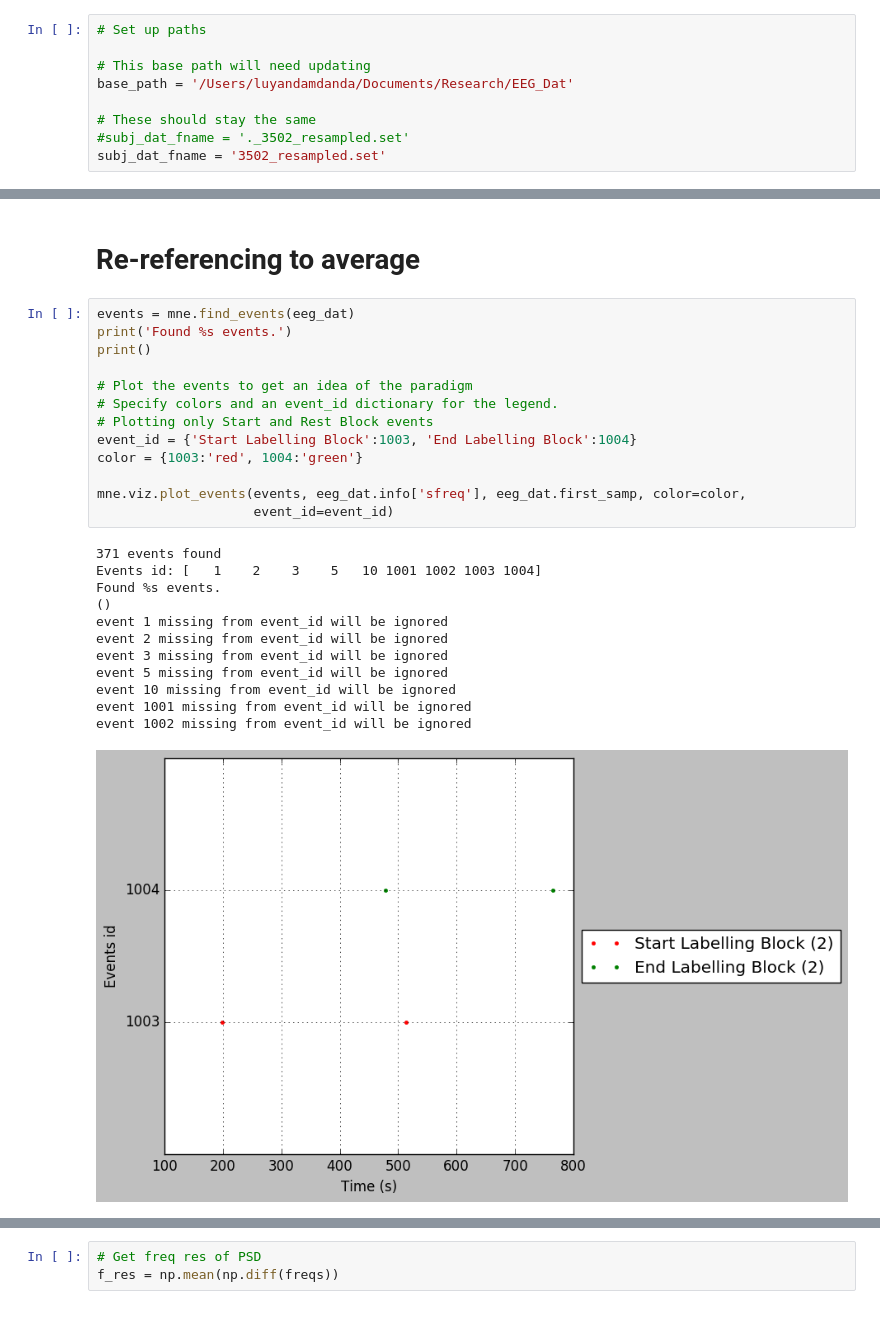
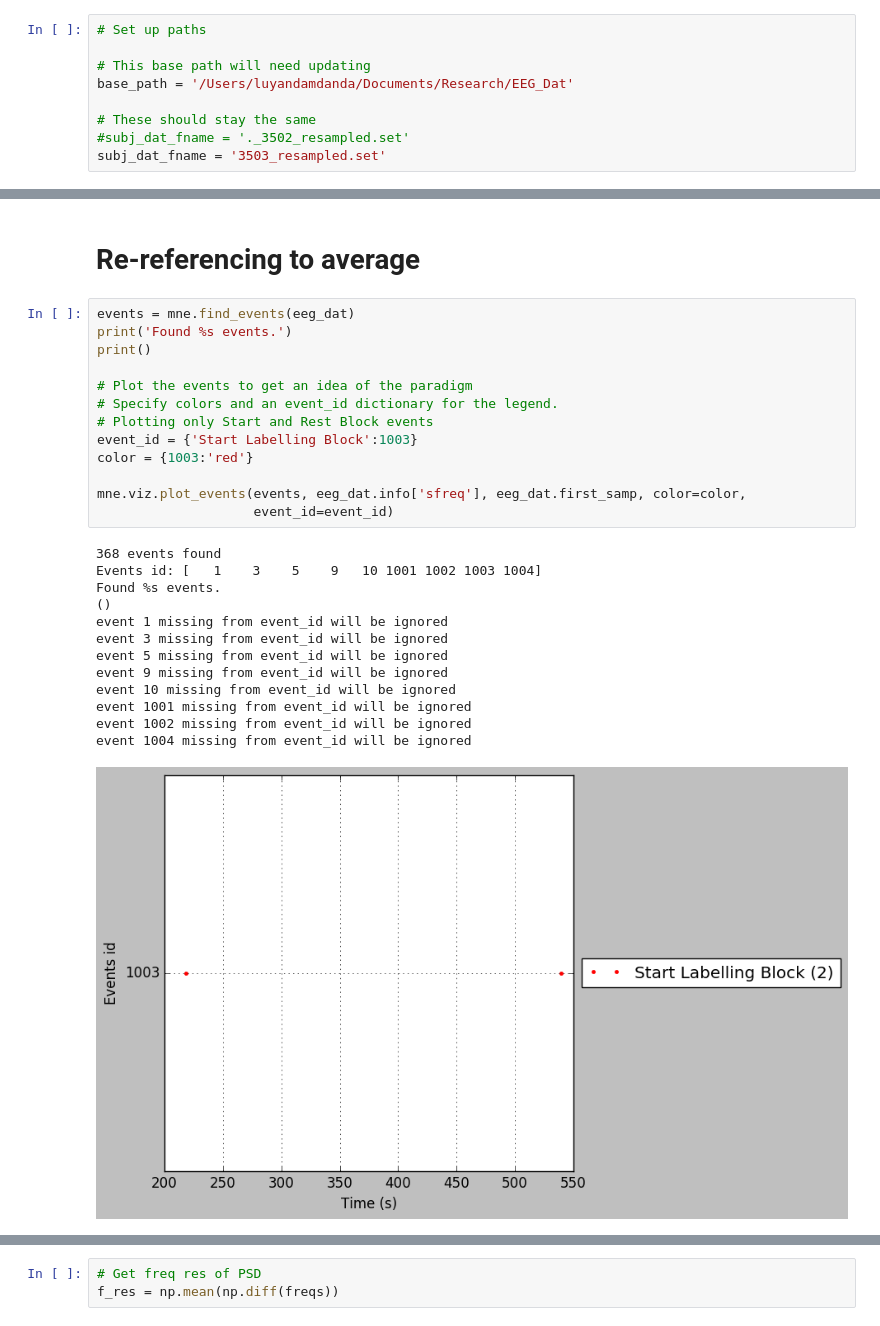
Before and after one commit to voytekresearch/EEGMapping, a Jupyter notebook: MNE-LocalData.ipynb, the cells around one changed output, grey strips where cells are left out. Saved outputs shown, nothing was run; the diff lists cells and outputs as text.

```diff
--- a/MNE-LocalData.ipynb
+++ b/MNE-LocalData.ipynb
@@ -12,5 +12,5 @@ base_path = '/Users/luyandamdanda/Documents/Research/EEG_Dat'
 
 # These should stay the same
 #subj_dat_fname = '._3502_resampled.set'
-subj_dat_fname = '3502_resampled.set'
+subj_dat_fname = '3503_resampled.set'
 # %%
@@ -189,27 +157,28 @@ eeg_dat.info
 # %%
 events = mne.find_events(eeg_dat)
 print('Found %s events.')
 print()
 
 # Plot the events to get an idea of the paradigm
 # Specify colors and an event_id dictionary for the legend.
 # Plotting only Start and Rest Block events
-event_id = {'Start Labelling Block':1003, 'End Labelling Block':1004}
-color = {1003:'red', 1004:'green'}
+event_id = {'Start Labelling Block':1003}
+color = {1003:'red'}
 
 mne.viz.plot_events(events, eeg_dat.info['sfreq'], eeg_dat.first_samp, color=color,
                     event_id=event_id)
 # %% [output]
-371 events found
-Events id: [   1    2    3    5   10 1001 1002 1003 1004]
+368 events found
+Events id: [   1    3    5    9   10 1001 1002 1003 1004]
 Found %s events.
 ()
 event 1 missing from event_id will be ignored
-event 2 missing from event_id will be ignored
 event 3 missing from event_id will be ignored
 event 5 missing from event_id will be ignored
+event 9 missing from event_id will be ignored
 event 10 missing from event_id will be ignored
 event 1001 missing from event_id will be ignored
 event 1002 missing from event_id will be ignored
+event 1004 missing from event_id will be ignored
-[figure, old version]
+[figure, new version]
 # %%
```
Also changed, not shown: parts of 40 cells of this notebook.
